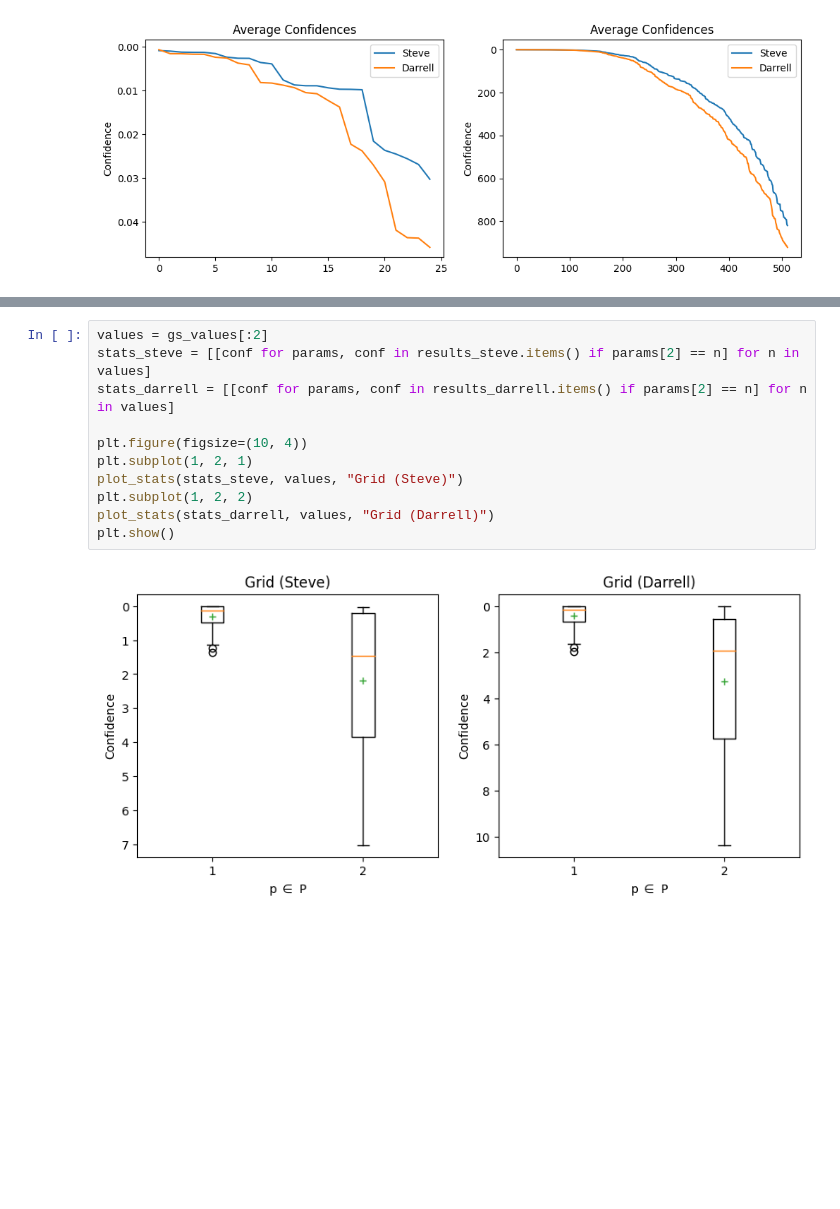
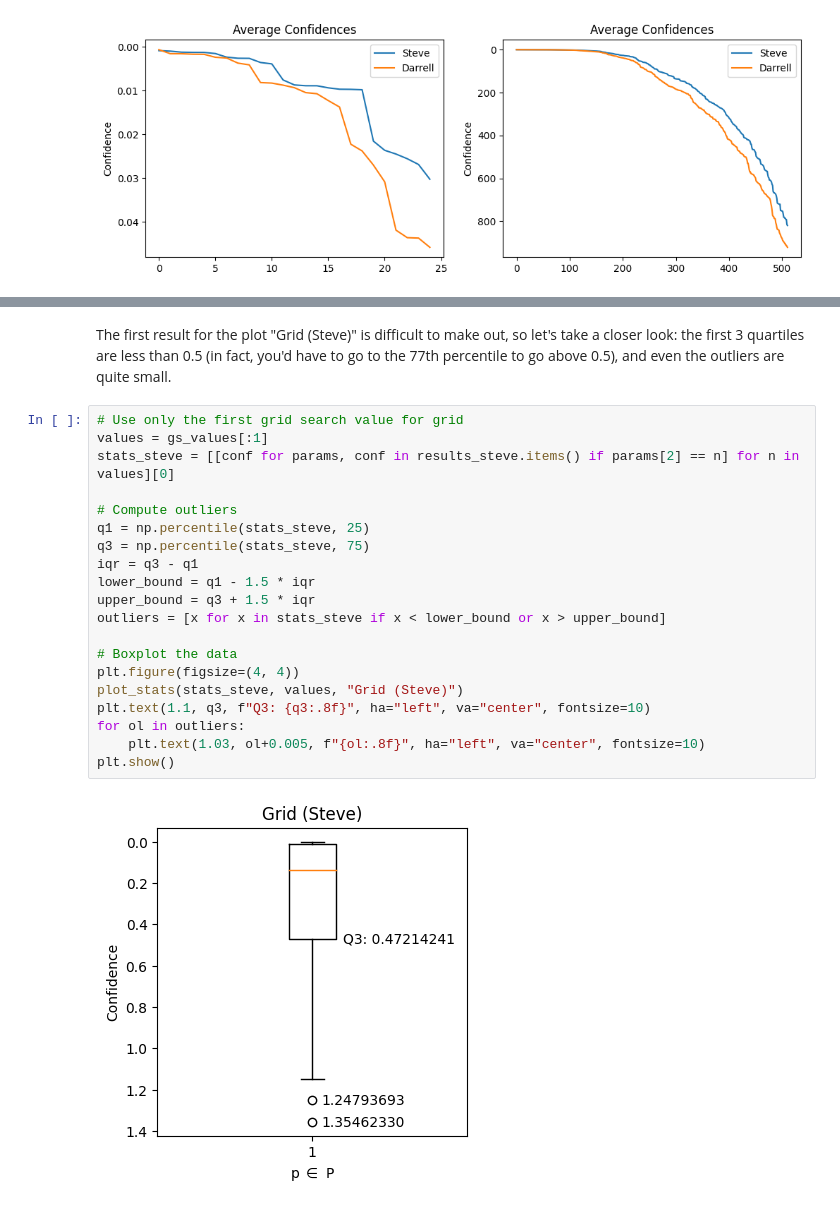
Before and after one commit to stephancurran/facial-recognition, a Jupyter notebook: FacialRecognition.ipynb, the cells around one changed output, grey strips where cells are left out. Saved outputs shown, nothing was run; the diff lists cells and outputs as text; blank space fills up the shorter version.

```diff
--- a/FacialRecognition.ipynb
+++ b/FacialRecognition.ipynb
@@ -739,16 +762,29 @@ for results, name in zip([results_steve, results_darrell], ["Steve", "Darrell"])
+# %% [markdown]
+<p>
+The first result for the plot "Grid (Steve)" is difficult to make out, so let's take a closer look: the first 3 quartiles are less than 0.5 (in fact, you'd have to go to the 77th percentile to go above 0.5), and even the outliers are quite small.
+</p>
 # %%
-values = gs_values[:2]
-stats_steve = [[conf for params, conf in results_steve.items() if params[2] == n] for n in values]
-stats_darrell = [[conf for params, conf in results_darrell.items() if params[2] == n] for n in values]
+# Use only the first grid search value for grid
+values = gs_values[:1]
+stats_steve = [[conf for params, conf in results_steve.items() if params[2] == n] for n in values][0]
 
-plt.figure(figsize=(10, 4))
-plt.subplot(1, 2, 1)
+# Compute outliers
+q1 = np.percentile(stats_steve, 25)
+q3 = np.percentile(stats_steve, 75)
+iqr = q3 - q1
+lower_bound = q1 - 1.5 * iqr
+upper_bound = q3 + 1.5 * iqr
+outliers = [x for x in stats_steve if x < lower_bound or x > upper_bound]
+
+# Boxplot the data
+plt.figure(figsize=(4, 4))
 plot_stats(stats_steve, values, "Grid (Steve)")
-plt.subplot(1, 2, 2)
-plot_stats(stats_darrell, values, "Grid (Darrell)")
+plt.text(1.1, q3, f"Q3: {q3:.8f}", ha="left", va="center", fontsize=10)
+for ol in outliers:
+    plt.text(1.03, ol+0.005, f"{ol:.8f}", ha="left", va="center", fontsize=10)
 plt.show()
 # %% [output]
-[figure, old version]
+[figure, new version]
 # %% [markdown]
 # Conclusion
 
```
Also changed, not shown: parts of 12 cells of this notebook.
